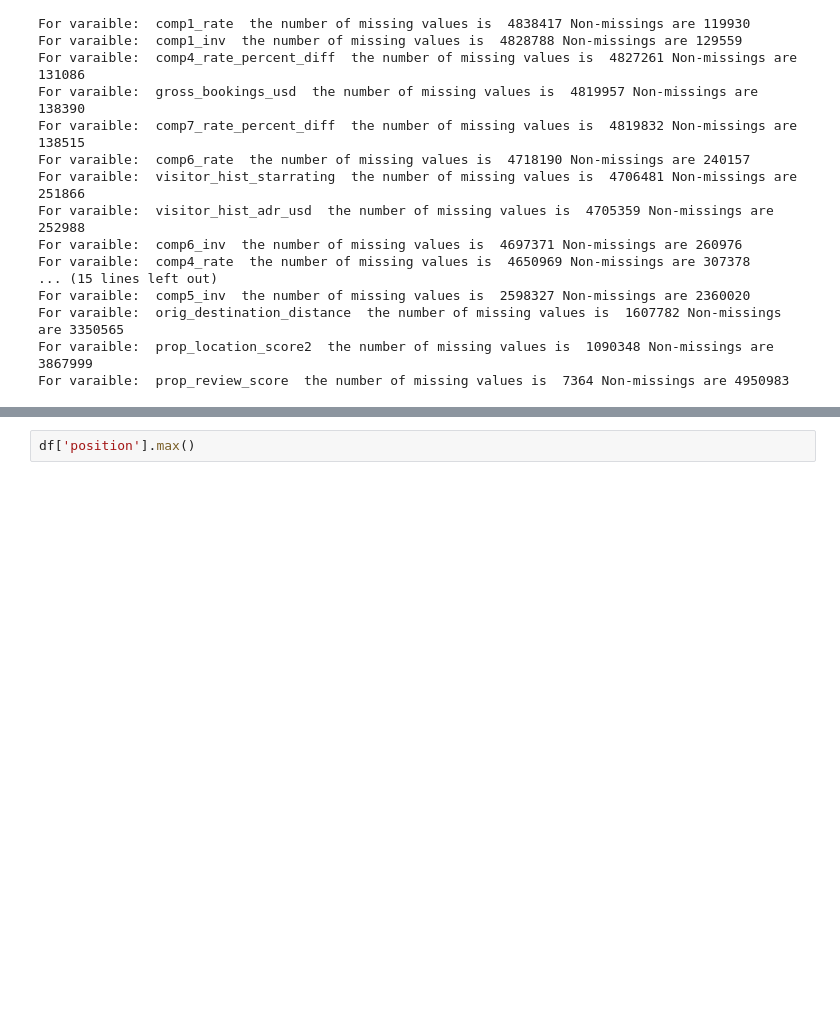
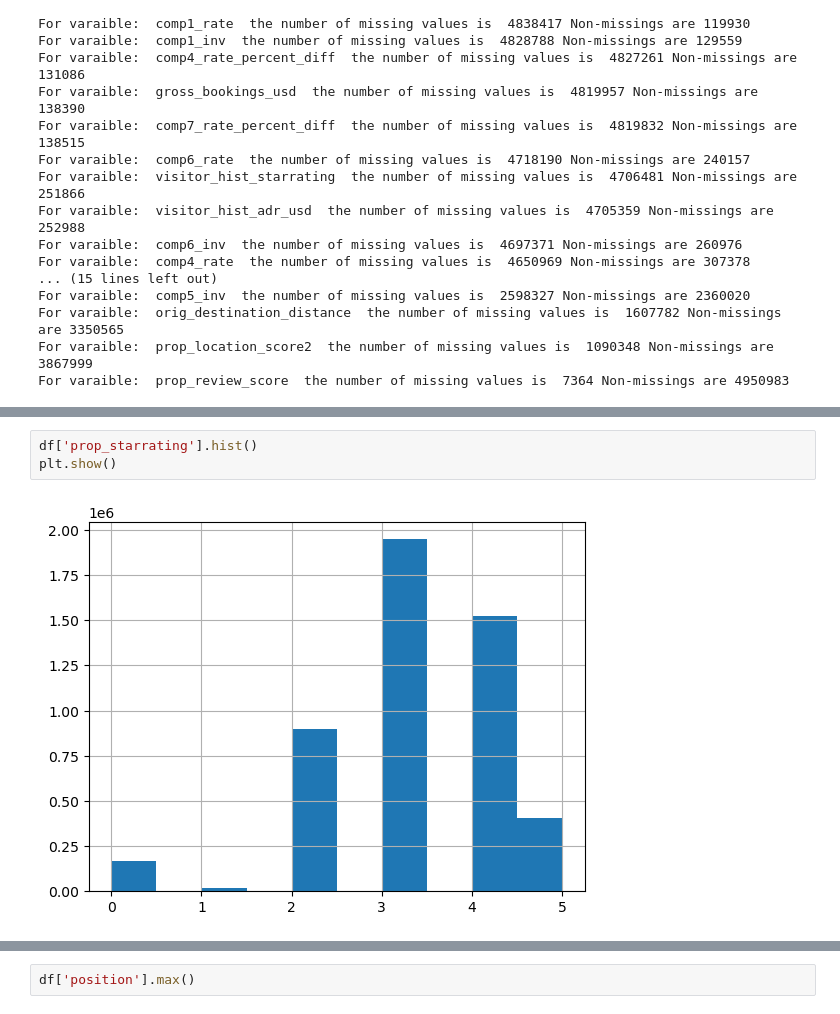
Before and after one commit to Frederikevanesch/Data-mining-assignment-2, a Jupyter notebook: Data_exploration_Atanas.ipynb, the cells around one changed output, grey strips where cells are left out. Drawn from its saved outputs; the diff is of its cells as text; blank space fills up the shorter version.

```diff
--- a/Data_exploration_Atanas.ipynb
+++ b/Data_exploration_Atanas.ipynb
@@ -158,0 +260,5 @@ For varaible:  prop_review_score  the number of missing values is  7364 Non-miss
+# %%
+df['prop_starrating'].hist()
+plt.show()
+# %% [output]
+[figure, added]
```
Also changed, not shown: parts of 38 cells of this notebook.
